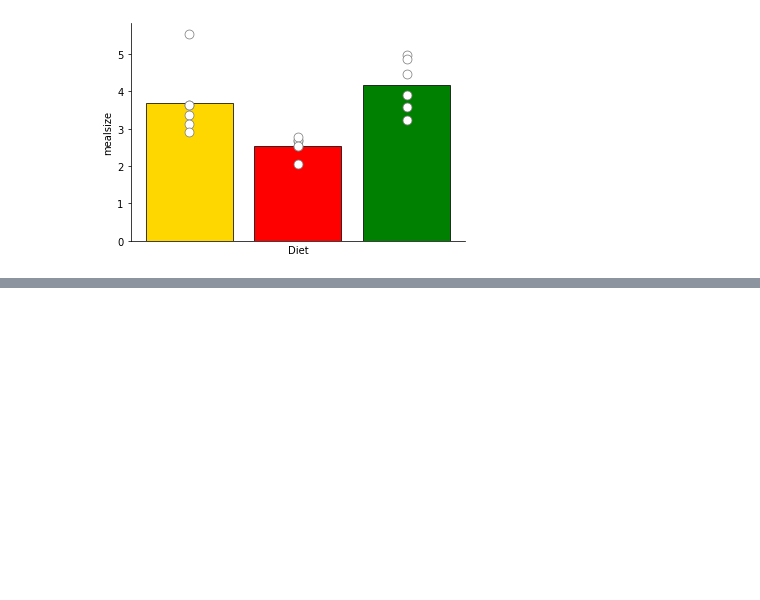
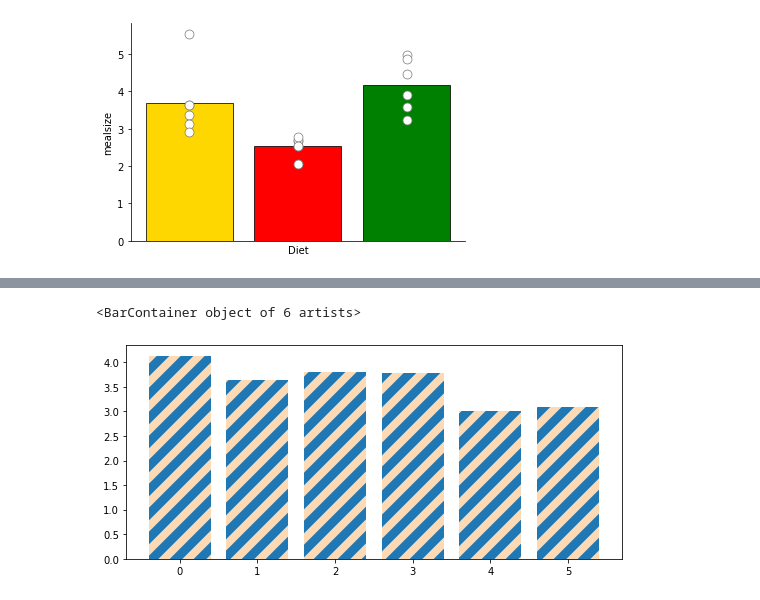
Before and after one commit to Htbibalan/FEDProtein, a Jupyter notebook: FEDANALYSIS METAFILE.ipynb, the cells around one changed output, grey strips where cells are left out. Saved outputs shown, nothing was run; the diff lists cells and outputs as text; code cells hidden in the pictures; blank space fills up the shorter version.

```diff
--- a/FEDANALYSIS METAFILE.ipynb
+++ b/FEDANALYSIS METAFILE.ipynb
@@ -695,2 +720,7 @@ Text(0.5, 0, 'Diet')
 # %%
 f.savefig("C:\\Users\\hta031\OneDrive - UiT Office 365\\Documents\\People\\Hamid\\Presentations\\SSIB2022\\Poster\\Fig\\mealsizedynamics.eps")
+# %%
+plt.bar(range (len(NRPRFF1_mealsize)), NRPRFF1_mealsize, hatch = "/")
+# %% [output]
+<BarContainer object of 6 artists>
+[figure, added]
```
Also changed, not shown: parts of 4 cells of this notebook, 1 other file.
